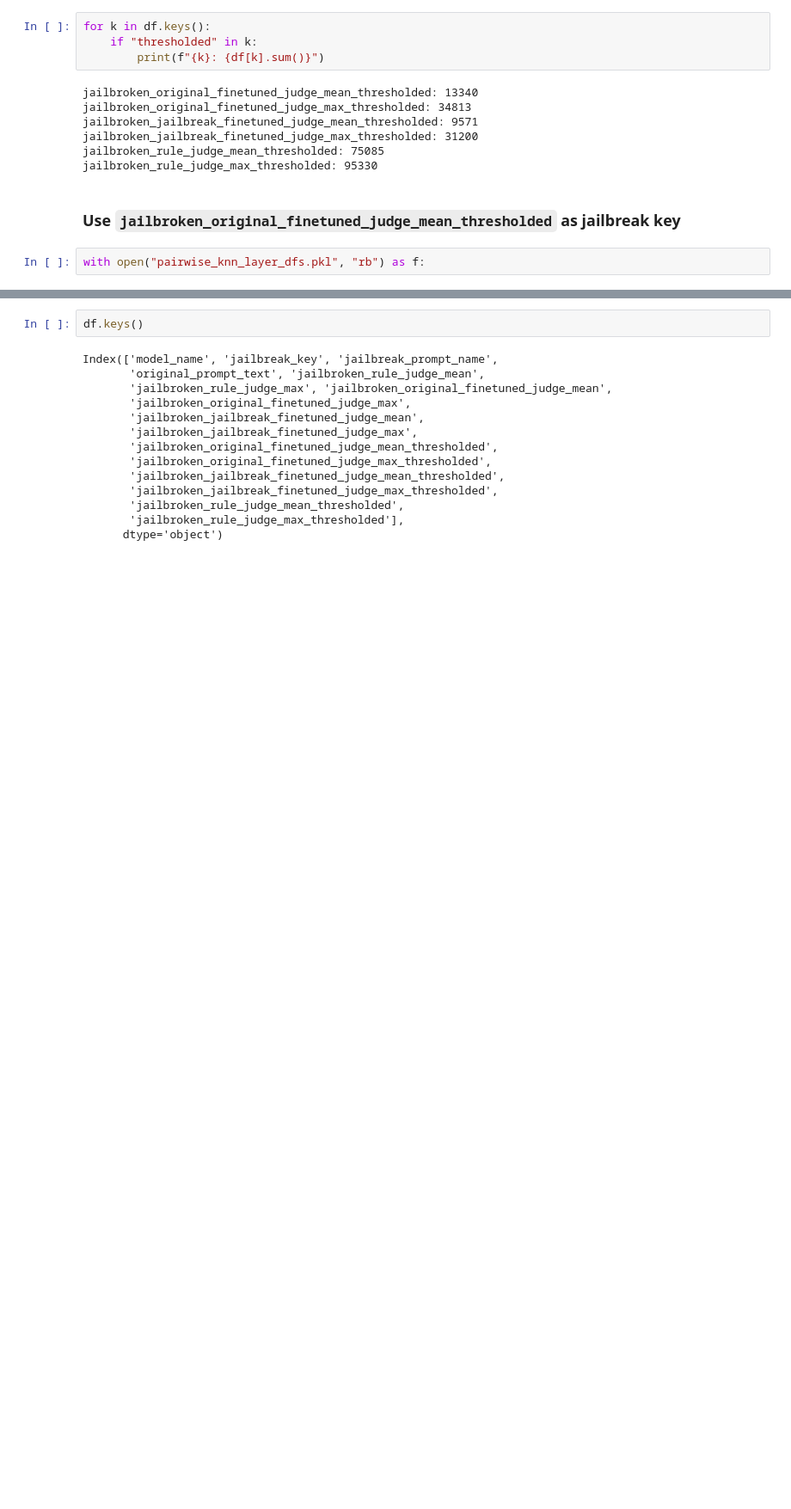
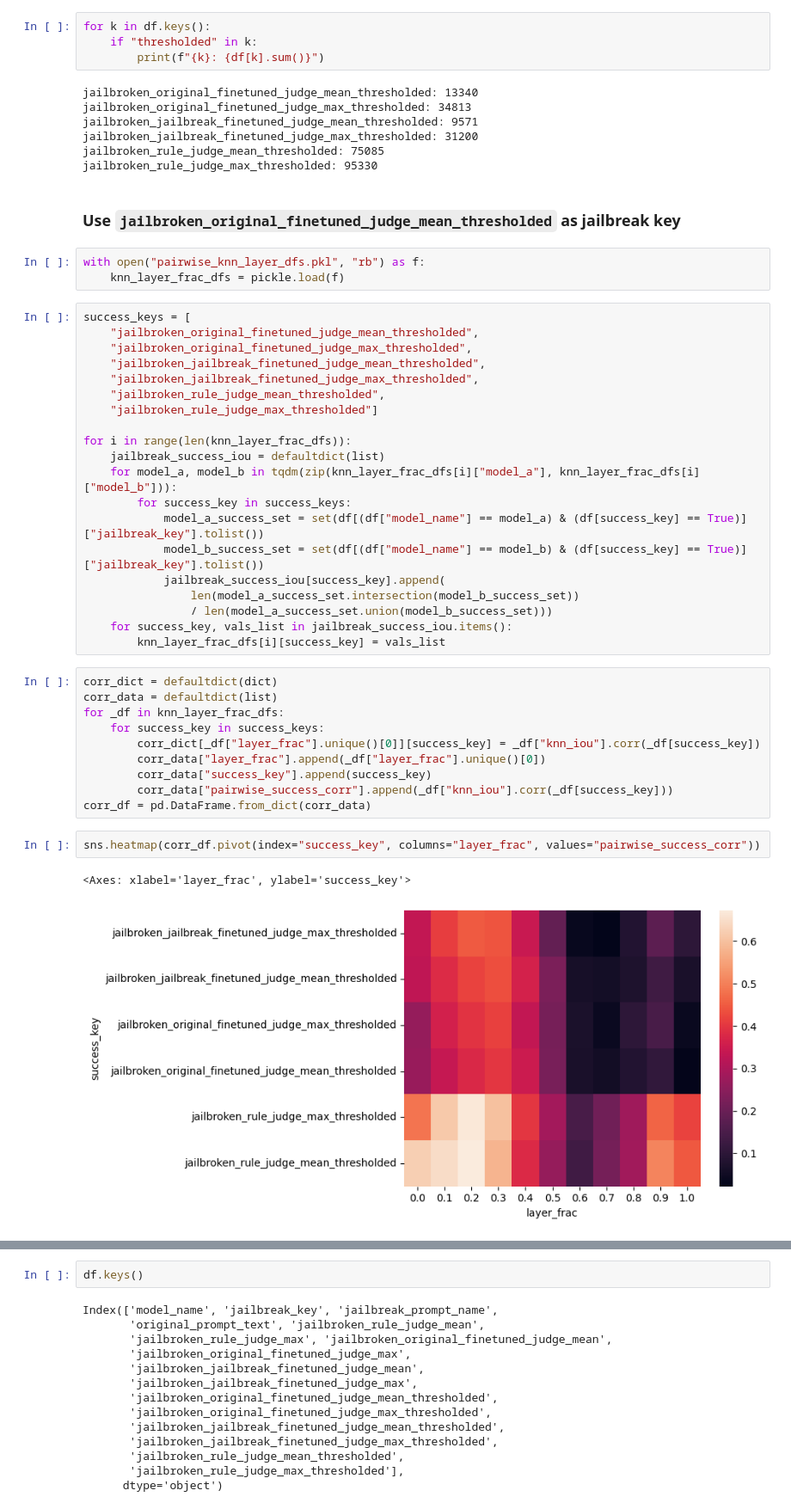
Before and after one commit to rangell/jailbreak_analysis, a Jupyter notebook: analyze_success.ipynb, the cells around one changed output, grey strips where cells are left out. Shown at 86% size. Drawn from its saved outputs; the diff is of its cells as text; blank space fills up the shorter version.

```diff
--- a/analyze_success.ipynb
+++ b/analyze_success.ipynb
@@ -113,3 +111,39 @@ jailbroken_rule_judge_max_thresholded: 95330
 ### Use `jailbroken_original_finetuned_judge_mean_thresholded` as jailbreak key
 # %%
 with open("pairwise_knn_layer_dfs.pkl", "rb") as f:
+    knn_layer_frac_dfs = pickle.load(f)
+# %%
+success_keys = [
+    "jailbroken_original_finetuned_judge_mean_thresholded",
+    "jailbroken_original_finetuned_judge_max_thresholded",
+    "jailbroken_jailbreak_finetuned_judge_mean_thresholded",
+    "jailbroken_jailbreak_finetuned_judge_max_thresholded",
+    "jailbroken_rule_judge_mean_thresholded",
+    "jailbroken_rule_judge_max_thresholded"]
+
+for i in range(len(knn_layer_frac_dfs)):
+    jailbreak_success_iou = defaultdict(list)
+    for model_a, model_b in tqdm(zip(knn_layer_frac_dfs[i]["model_a"], knn_layer_frac_dfs[i]["model_b"])):
+        for success_key in success_keys:
+            model_a_success_set = set(df[(df["model_name"] == model_a) & (df[success_key] == True)]["jailbreak_key"].tolist())
+            model_b_success_set = set(df[(df["model_name"] == model_b) & (df[success_key] == True)]["jailbreak_key"].tolist())
+            jailbreak_success_iou[success_key].append(
+                len(model_a_success_set.intersection(model_b_success_set))
+                / len(model_a_success_set.union(model_b_success_set)))
+    for success_key, vals_list in jailbreak_success_iou.items():
+        knn_layer_frac_dfs[i][success_key] = vals_list
+# %%
+corr_dict = defaultdict(dict)
+corr_data = defaultdict(list)
+for _df in knn_layer_frac_dfs:
+    for success_key in success_keys:
+        corr_dict[_df["layer_frac"].unique()[0]][success_key] = _df["knn_iou"].corr(_df[success_key])
+        corr_data["layer_frac"].append(_df["layer_frac"].unique()[0])
+        corr_data["success_key"].append(success_key)
+        corr_data["pairwise_success_corr"].append(_df["knn_iou"].corr(_df[success_key]))
+corr_df = pd.DataFrame.from_dict(corr_data)
+# %%
+sns.heatmap(corr_df.pivot(index="success_key", columns="layer_frac", values="pairwise_success_corr"))
+# %% [output]
+<Axes: xlabel='layer_frac', ylabel='success_key'>
+[figure, added]
```
Also changed, not shown: parts of 4 cells of this notebook, 5 other files.
